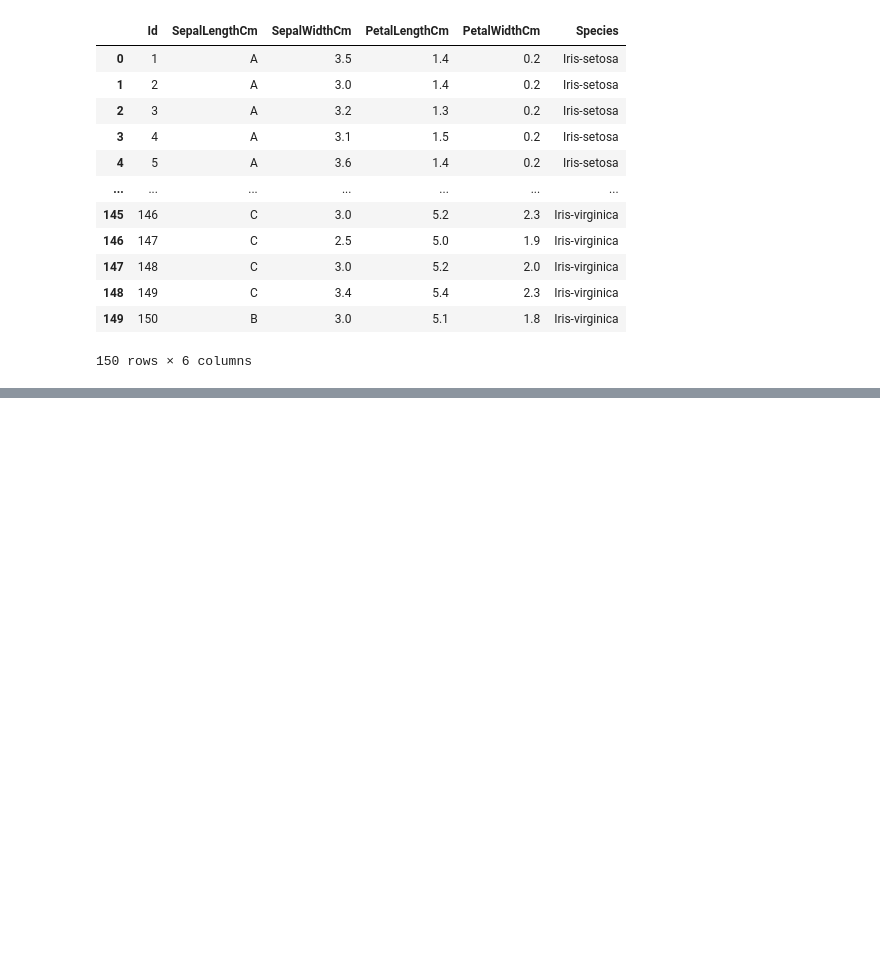
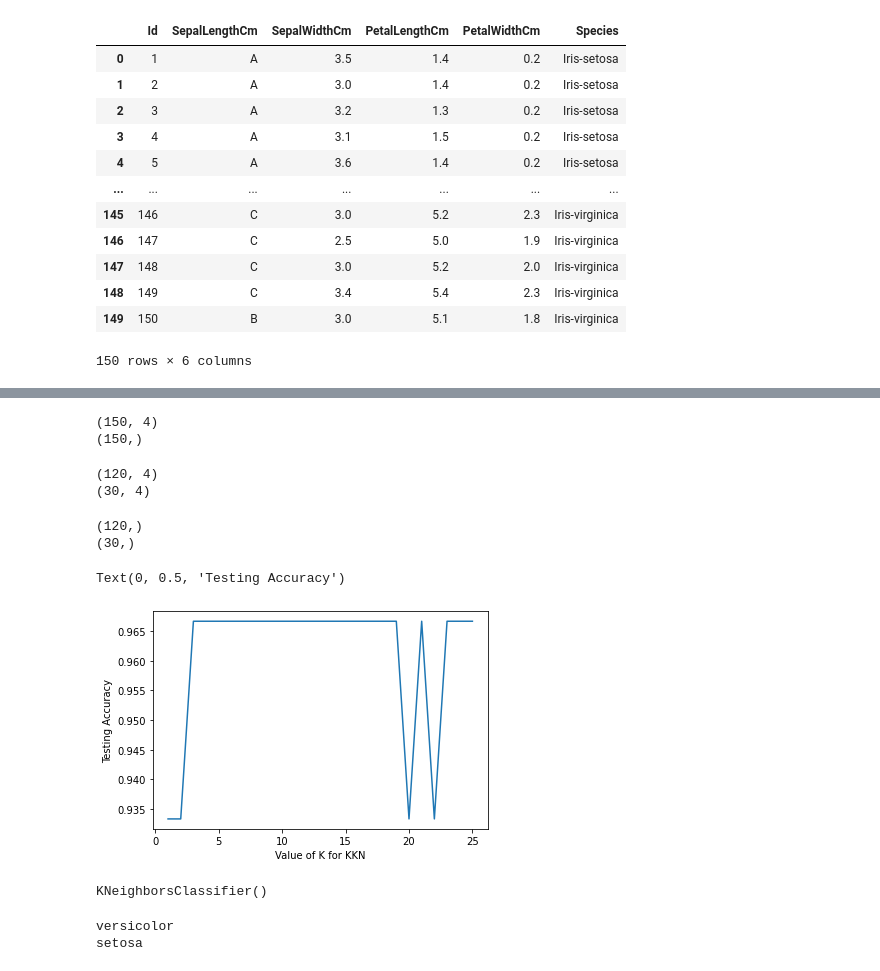
Before and after one commit to ZuniAmandaDewi/datamining, a Jupyter notebook: _sources/tugas_pendat/Tugas.ipynb, the cells around one changed output, grey strips where cells are left out. Saved outputs shown, nothing was run; the diff lists cells and outputs as text; code cells hidden in the pictures; blank space fills up the shorter version.

```diff
--- a/_sources/tugas_pendat/Tugas.ipynb
+++ b/_sources/tugas_pendat/Tugas.ipynb
@@ -348,0 +371,2 @@ nilai2
+# %%
+iris = load_iris()
@@ -348,0 +423,65 @@ nilai2
+# %%
+X = iris.data
+y = iris.target
+# %%
+print(X.shape)
+print(y.shape)
+# %% [output]
+(150, 4)
+(150,)
+# %%
+from sklearn.model_selection import train_test_split
+X_train,X_test,y_train,y_test = train_test_split(X,y,test_size=0.2,random_state=4)
+# %%
+print(X_train.shape)
+print(X_test.shape)
+# %% [output]
+(120, 4)
+(30, 4)
+# %%
+print(y_train.shape)
+print(y_test.shape)
+# %% [output]
+(120,)
+(30,)
+# %%
+from sklearn.neighbors import KNeighborsClassifier
+
+from sklearn import metrics
+
+k_range = range(1,26)
+scores = {}
+scores_list = []
+for k in k_range:
+  knn = KNeighborsClassifier(n_neighbors=k)
+  knn.fit(X_train,y_train)
+  y_pred = knn.predict(X_test)
+  scores[k] = metrics.accuracy_score(y_test,y_pred)
+  scores_list.append(metrics.accuracy_score(y_test,y_pred))
+# %%
+%matplotlib inline
+import matplotlib.pyplot as plt
+
+#plot the relationship between K and the testing accuracy
+plt.plot(k_range,scores_list)
+plt.xlabel('Value of K for KKN')
+plt.ylabel('Testing Accuracy')
+# %% [output]
+Text(0, 0.5, 'Testing Accuracy')
+[figure, added]
+# %%
+knn = KNeighborsClassifier(n_neighbors=5)
+knn.fit(X,y)
+# %% [output]
+KNeighborsClassifier()
+# %%
+classes = {0:'setosa',1:'versicolor',2:'virginica'}
+
+x_new = [[3,4,5,2],[5,4,2,2]]
+y_predict = knn.predict(x_new)
+
+print(classes[y_predict[0]])
+print(classes[y_predict[1]])
+# %% [output]
+versicolor
+setosa
```
Also changed, not shown: parts of 18 cells of this notebook, 6 other files.
